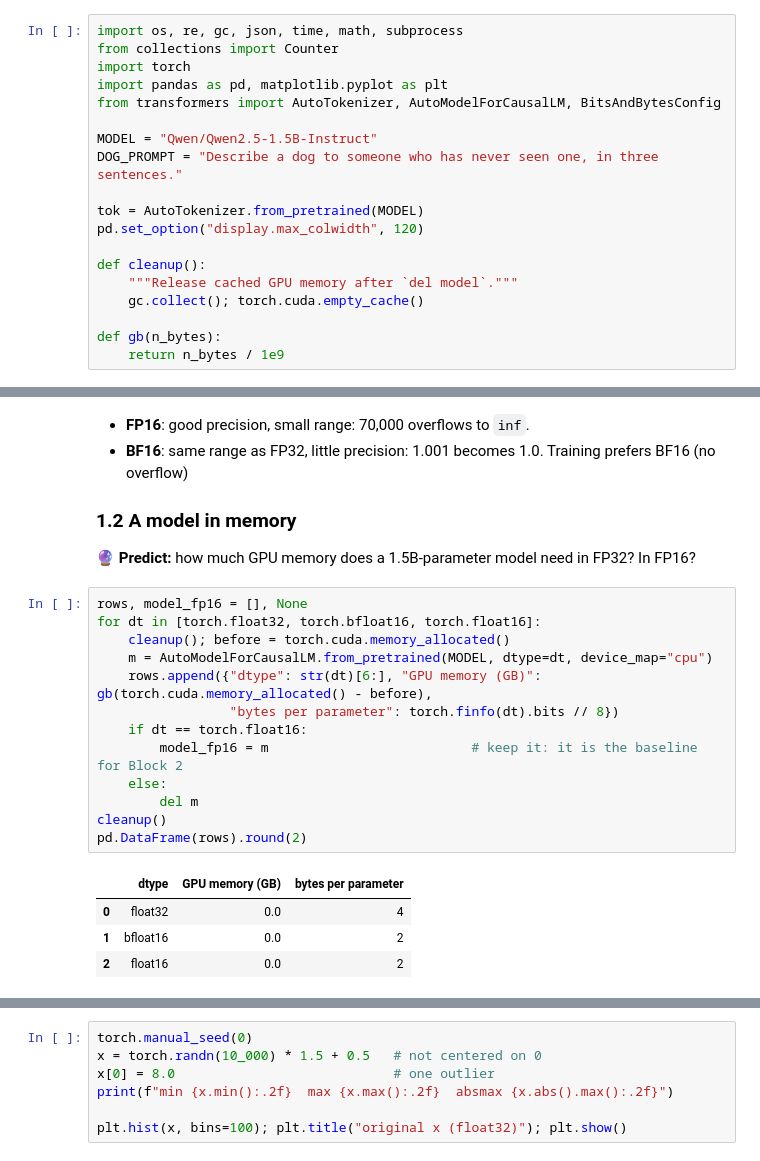
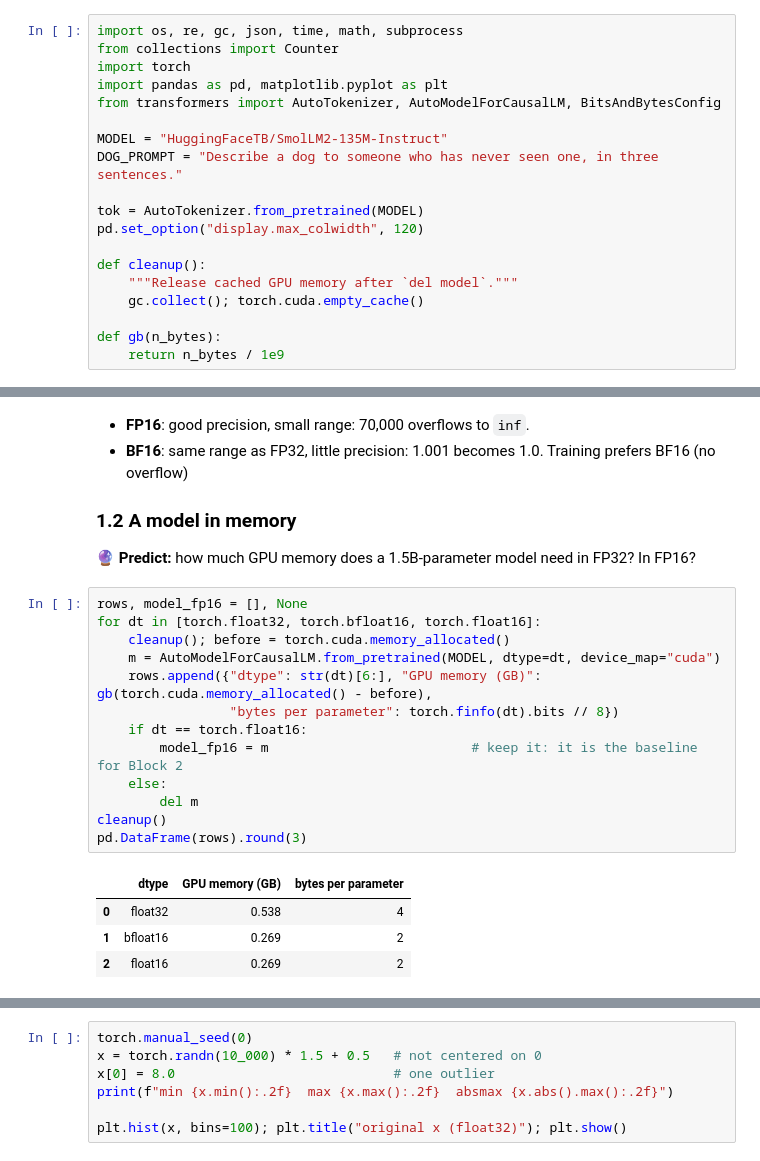
Before and after one commit to lopozz/ai-lectures, a Jupyter notebook: quantz/L1.ipynb, the cells around one changed output, grey strips where cells are left out. Cells and saved outputs as stored; diff of their text form.

```diff
--- a/quantz/L1.ipynb
+++ b/quantz/L1.ipynb
@@ -13,7 +13,7 @@ import torch
 import pandas as pd, matplotlib.pyplot as plt
 from transformers import AutoTokenizer, AutoModelForCausalLM, BitsAndBytesConfig
 
-MODEL = "Qwen/Qwen2.5-1.5B-Instruct"
+MODEL = "HuggingFaceTB/SmolLM2-135M-Instruct"
 DOG_PROMPT = "Describe a dog to someone who has never seen one, in three sentences."
 
 tok = AutoTokenizer.from_pretrained(MODEL)
@@ -107,21 +107,21 @@ for x in [70000.0, 1.001]:
 # %%
 rows, model_fp16 = [], None
 for dt in [torch.float32, torch.bfloat16, torch.float16]:
     cleanup(); before = torch.cuda.memory_allocated()
-    m = AutoModelForCausalLM.from_pretrained(MODEL, dtype=dt, device_map="cpu")
+    m = AutoModelForCausalLM.from_pretrained(MODEL, dtype=dt, device_map="cuda")
     rows.append({"dtype": str(dt)[6:], "GPU memory (GB)": gb(torch.cuda.memory_allocated() - before),
                  "bytes per parameter": torch.finfo(dt).bits // 8})
     if dt == torch.float16:
         model_fp16 = m                          # keep it: it is the baseline for Block 2
     else:
         del m
 cleanup()
-pd.DataFrame(rows).round(2)
+pd.DataFrame(rows).round(3)
 # %% [output]
 |  | dtype | GPU memory (GB) | bytes per parameter |
-| 0 | float32 | 0.0 | 4 |
-| 1 | bfloat16 | 0.0 | 2 |
-| 2 | float16 | 0.0 | 2 |
+| 0 | float32 | 0.538 | 4 |
+| 1 | bfloat16 | 0.269 | 2 |
+| 2 | float16 | 0.269 | 2 |
 # %%
 n = sum(p.numel() for p in model_fp16.parameters())
 print(f"{n / 1e9:.2f}B parameters")
```
Also changed, not shown: parts of 74 cells of this notebook, 3 other files.
